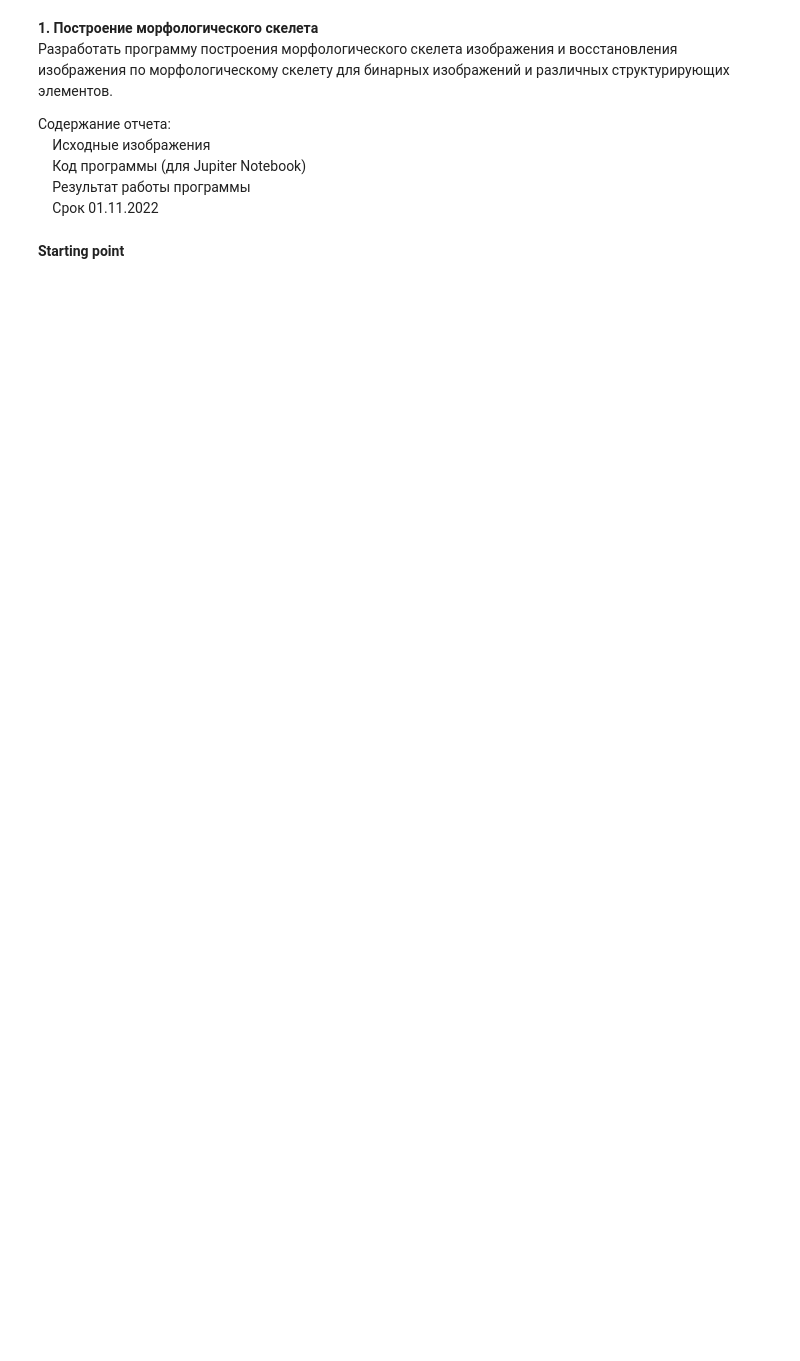
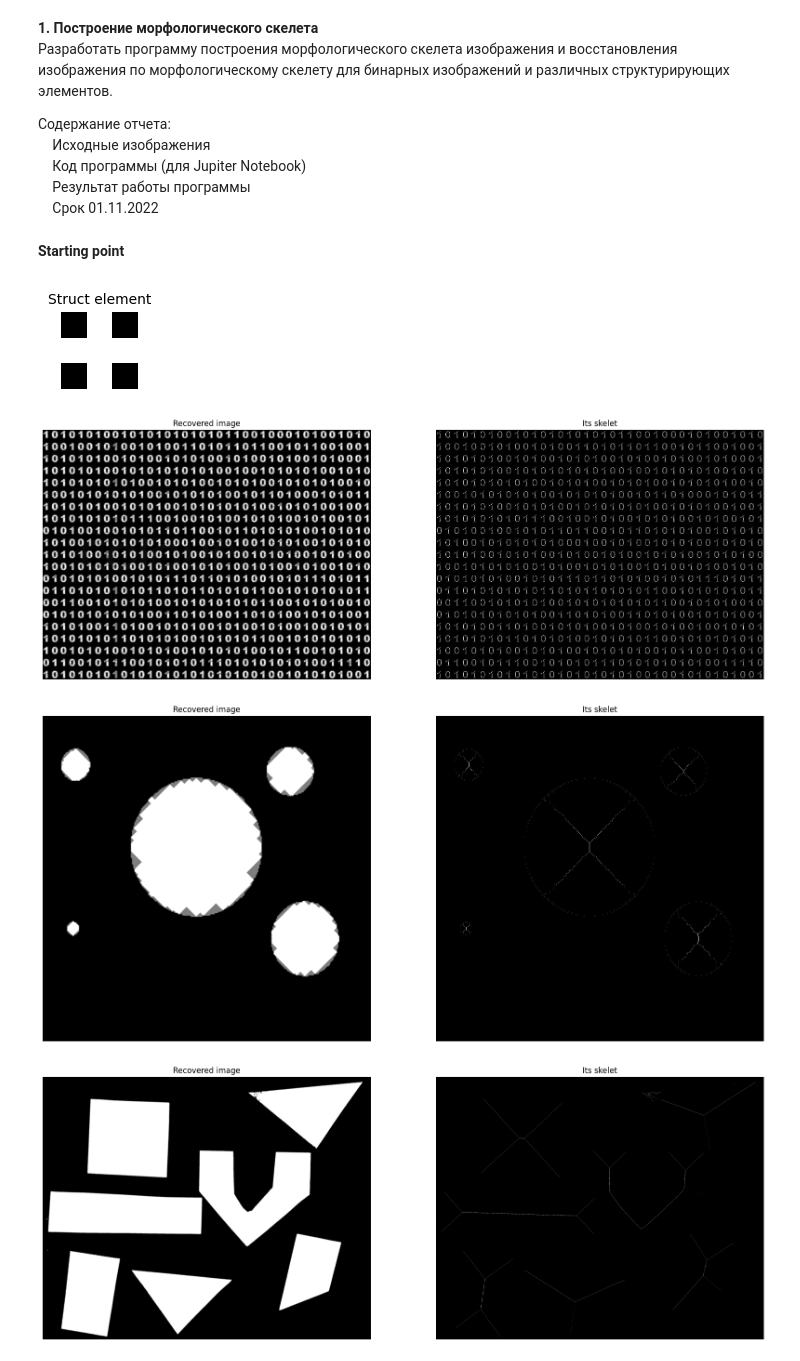
Before and after one commit to SubaruFallout/BasicOfDigitalImageProcessing, a Jupyter notebook: constructionOfMorphologicalSkeleton.ipynb, the cells around one changed output. Saved outputs shown, nothing was run; the diff lists cells and outputs as text; code cells hidden in the pictures; blank space fills up the shorter version.

```diff
--- a/constructionOfMorphologicalSkeleton.ipynb
+++ b/constructionOfMorphologicalSkeleton.ipynb
@@ -54,6 +54,13 @@ def recoverFromSkelet(skelets, struct_element):
 # %%
 # For every image make skelet, recover from skelet, show results in code
 def run(files, struct_element):
+    # Show struct element
+    plt.figure(figsize=(1, 1))
+    plt.title("Struct element", fontsize=10)
+    plt.imshow(struct_element, 'gray')
+    plt.axis("off")
+    plt.show()
+
     for file in files:
         img = cv2.imread(file, cv2.IMREAD_GRAYSCALE)
 
@@ -62,7 +69,23 @@ def run(files, struct_element):
         recovered_img = recoverFromSkelet(skelets, struct_element)
 
         # make normal skelet
-        full_skelet =
+        full_skelet = np.zeros(img.shape, np.uint8)
+        for skelet_part in skelets:
+            full_skelet = cv2.bitwise_or(full_skelet, skelet_part)
+
+        # Show output
+        f, out = plt.subplots(1, 2)
+        f.set_figwidth(20)
+        f.set_figheight(20)
+        out[0].set_title("Recovered image")
+        out[0].axis("off")
+        out[0].imshow(recovered_img, 'gray', interpolation='bicubic')
+
+        out[1].set_title("Its skelet")
+        out[1].axis("off")
+        out[1].imshow(full_skelet, 'gray')
+
+        plt.show()
 # %% [markdown]
 **Starting point**
 # %%
@@ -72,3 +95,12 @@ files = []
 
 for filename in os.listdir(directory):
     files.append(os.path.join(directory, filename))
+# %%
+struct_element = cv2.getStructuringElement(cv2.MORPH_CROSS, (3, 3))
+
+run(files, struct_element)
+# %% [output]
+[figure, added]
+[figure, added]
+[figure, added]
+[figure, added]
```
Also changed, not shown: parts of 1 cell of this notebook.
